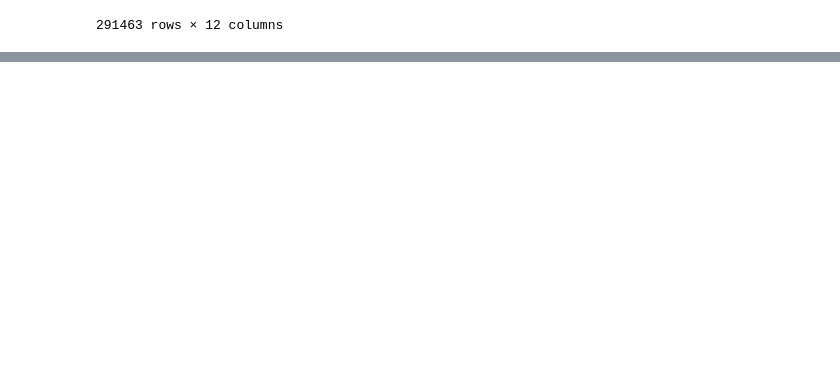
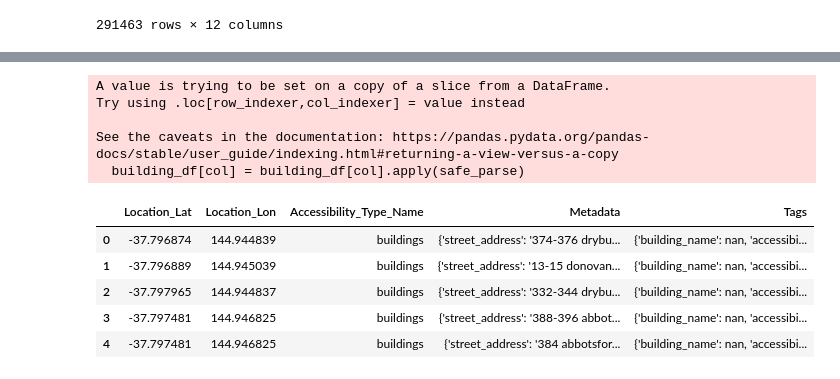
Before and after one commit to CherianK/mobility_mate, a Jupyter notebook: assets/data_preprocessing/dw_buildingdata.ipynb, the cells around one changed output, grey strips where cells are left out. Drawn from its saved outputs; the diff is of its cells as text; code cells hidden in the pictures; blank space fills up the shorter version.

```diff
--- a/assets/data_preprocessing/dw_buildingdata.ipynb
+++ b/assets/data_preprocessing/dw_buildingdata.ipynb
@@ -144,0 +198,31 @@ building_df['Metadata'] =
+# %%
+# Parse Metadata and Tags into Dictionaries
+def safe_parse(s):
+    """Safely convert string or NaN to a dictionary."""
+    if isinstance(s, dict):
+        return s
+    if pd.isna(s) or str(s).strip() in ('', 'nan', 'None', '{}'):
+        return {}
+    try:
+        s = str(s).replace("'", '"')  # Fix single quotes for JSON
+        return json.loads(s)
+    except json.JSONDecodeError:
+        return {}
+
+# Apply parsing to both DataFrames
+for col in ['Metadata', 'Tags']:
+    building_df[col] = building_df[col].apply(safe_parse)
+
+building_df.head()
+# %% [output]
+A value is trying to be set on a copy of a slice from a DataFrame.
+Try using .loc[row_indexer,col_indexer] = value instead
+
+See the caveats in the documentation: https://pandas.pydata.org/pandas-docs/stable/user_guide/indexing.html#returning-a-view-versus-a-copy
+  building_df[col] = building_df[col].apply(safe_parse)
+|  | Location_Lat | Location_Lon | Accessibility_Type_Name | Metadata | Tags |
+| 0 | -37.796874 | 144.944839 | buildings | {'street_address': '374-376 drybu... | {'building_name': nan, 'accessibi... |
+| 1 | -37.796889 | 144.945039 | buildings | {'street_address': '13-15 donovan... | {'building_name': nan, 'accessibi... |
+| 2 | -37.797965 | 144.944837 | buildings | {'street_address': '332-344 drybu... | {'building_name': nan, 'accessibi... |
+| 3 | -37.797481 | 144.946825 | buildings | {'street_address': '388-396 abbot... | {'building_name': nan, 'accessibi... |
+| 4 | -37.797481 | 144.946825 | buildings | {'street_address': '384 abbotsfor... | {'building_name': nan, 'accessibi... |
```
Also changed, not shown: parts of 6 cells of this notebook.
